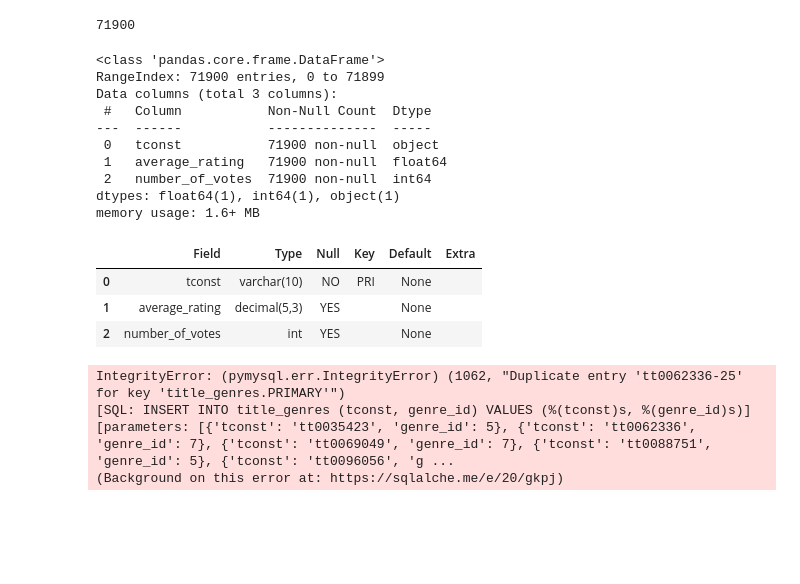
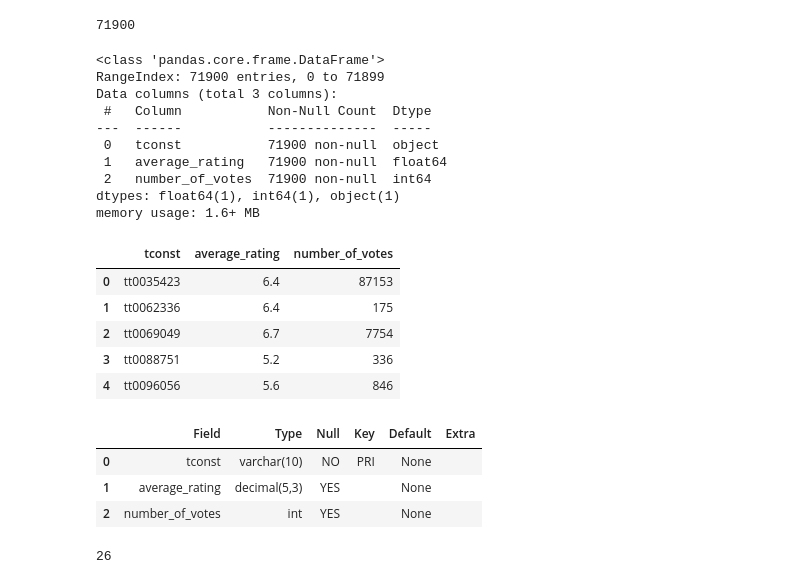
Before and after one commit to Ahmed-Wassel-Angar/movies_project, a Jupyter notebook: DATABASE_Design.ipynb, the cells around one changed output. Cells and saved outputs as stored; diff of their text form; code cells hidden in the pictures; blank space fills up the shorter version.

```diff
--- a/DATABASE_Design.ipynb
+++ b/DATABASE_Design.ipynb
@@ -642,31 +688,34 @@ df_title_ratings.to_sql("title_ratings",conn,index=False,if_exists='append')
 # %%
 # Confirmation of insertion and and verification of columns
 q = """SELECT * FROM title_ratings"""
 x = pd.read_sql(text(q), conn)
 x.info()
-x.head()
+display(x.head())
 q = """describe title_ratings"""
 pd.read_sql(text(q),conn)
 # %% [output]
 <class 'pandas.core.frame.DataFrame'>
 RangeIndex: 71900 entries, 0 to 71899
 Data columns (total 3 columns):
  #   Column           Non-Null Count  Dtype
 ---  ------           --------------  -----
  0   tconst           71900 non-null  object
  1   average_rating   71900 non-null  float64
  2   number_of_votes  71900 non-null  int64
 dtypes: float64(1), int64(1), object(1)
 memory usage: 1.6+ MB
-|  | Field | Type | Null | Key | Default | Extra |
-| 0 | tconst | varchar(10) | NO | PRI | None |  |
-| 1 | average_rating | decimal(5,3) | YES |  | None |  |
-| 2 | number_of_votes | int | YES |  | None |  |
+|  | tconst | average_rating | number_of_votes |
+| 0 | tt0035423 | 6.4 | 87153 |
+| 1 | tt0062336 | 6.4 | 175 |
+| 2 | tt0069049 | 6.7 | 7754 |
+| 3 | tt0088751 | 5.2 | 336 |
+| 4 | tt0096056 | 5.6 | 846 |
+|  | Field | Type | Null | Key | Default | Extra |
+| 0 | tconst | varchar(10) | NO | PRI | None |  |
+| 1 | average_rating | decimal(5,3) | YES |  | None |  |
+| 2 | number_of_votes | int | YES |  | None |  |
-# %%
-# Inserting data to genres
-df_title_genres.to_sql("title_genres",conn,index=False,if_exists='append')
-# %% [output]
-IntegrityError: (pymysql.err.IntegrityError) (1062, "Duplicate entry 'tt0062336-25' for key 'title_genres.PRIMARY'")
-[SQL: INSERT INTO title_genres (tconst, genre_id) VALUES (%(tconst)s, %(genre_id)s)]
-[parameters: [{'tconst': 'tt0035423', 'genre_id': 5}, {'tconst': 'tt0062336', 'genre_id': 7}, {'tconst': 'tt0069049', 'genre_id': 7}, {'tconst': 'tt0088751', 'genre_id': 5}, {'tconst': 'tt0096056', 'g ...
-(Background on this error at: https://sqlalche.me/e/20/gkpj)
+# %%
+# Inserting data into genres
+df_genres.to_sql("genres",conn,index=False,if_exists='append')
+# %% [output]
+26
```
Also changed, not shown: parts of 17 cells of this notebook, 4 other files.
